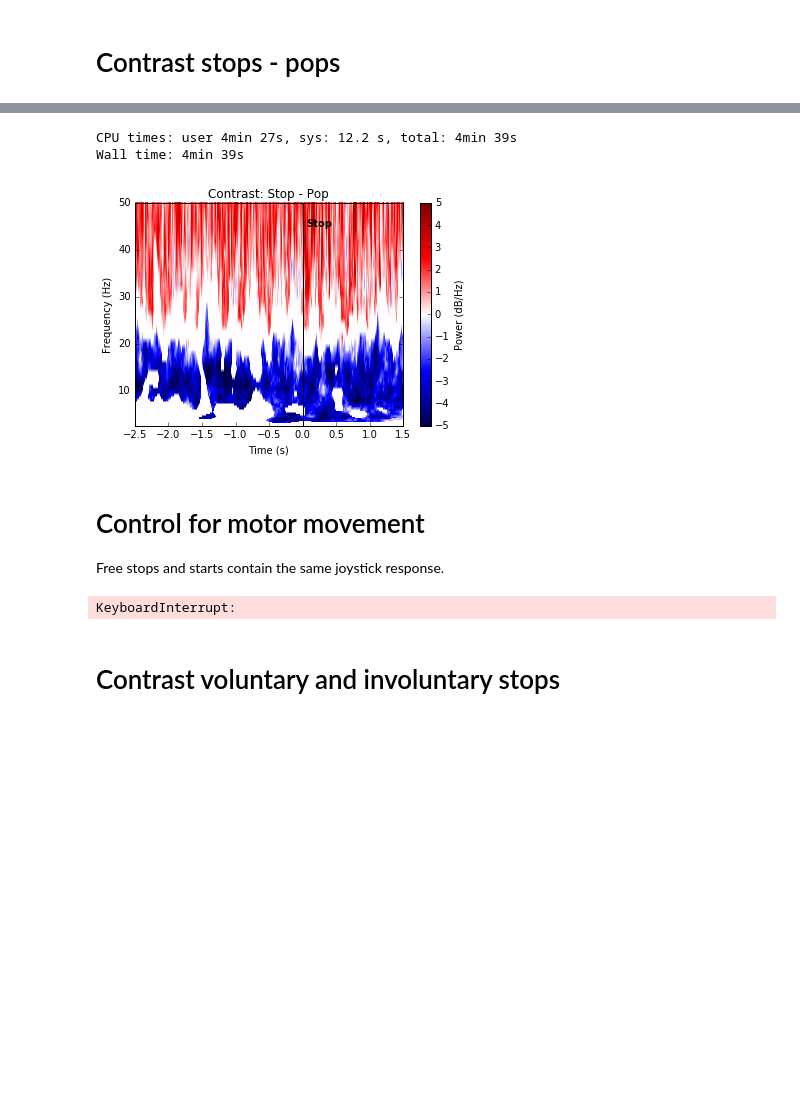
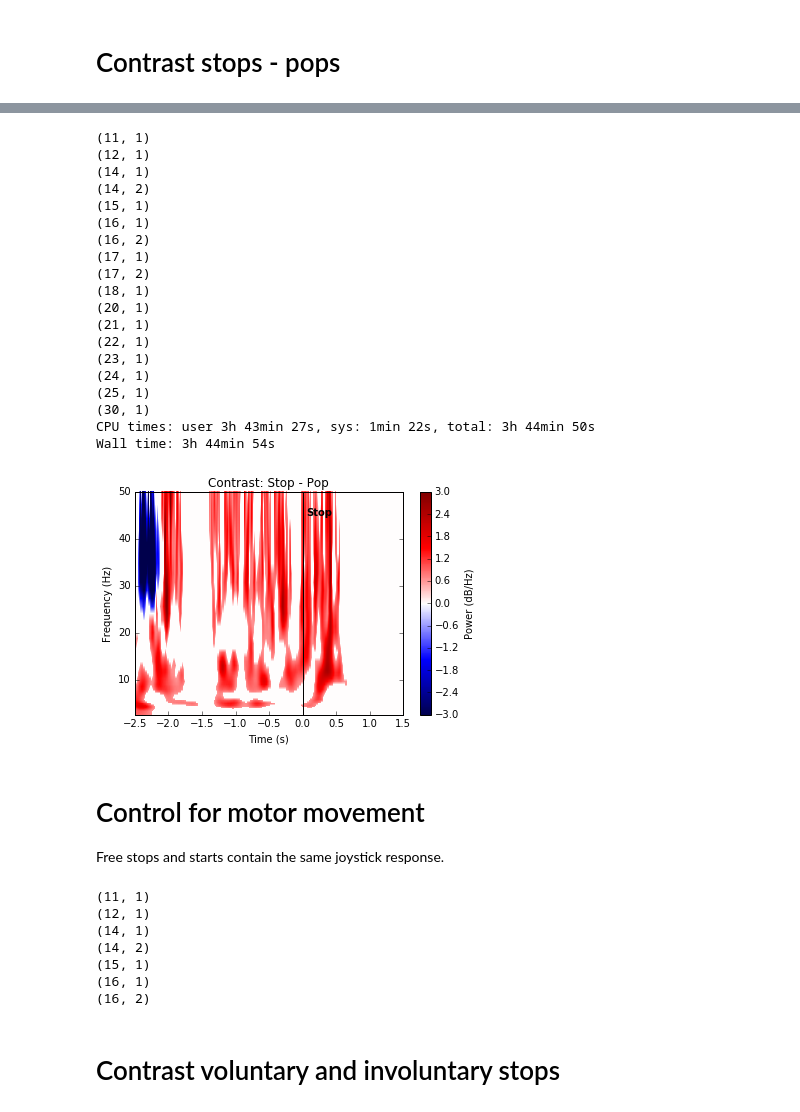
Before and after one commit to jmxpearson/bart_analysis, a Jupyter notebook: time_frequency_grand_mean.ipynb, the cells around one changed output, grey strips where cells are left out. Saved outputs shown, nothing was run; the diff lists cells and outputs as text; code cells hidden in the pictures; blank space fills up the shorter version.

Commit message:
updating grand mean analysis

```diff
--- a/time_frequency_grand_mean.ipynb
+++ b/time_frequency_grand_mean.ipynb
@@ -127,3 +28,5 @@ freqs = np.exp(np.linspace(np.log(2.5), np.log(50)))
 niter = 100
 thresh = (0.025, 0.975)
 clim = (-3, 3)
+baseline_interval = (-1.5, -1.35)
+nf = phys.norm_by_mean(baseline_interval)
@@ -130,2 +35,4 @@ clim = (-3, 3)
+# %%
+tuplist = [tuple(d) for _, d in dsets.iterrows()]
 # %% [markdown]
 # Contrast stops - pops
@@ -132,32 +70,50 @@ clim = (-3, 3)
 # %%
 %%time
-mcontr, fig = lfp.significant_time_frequency(0, [stops, pops],
-                                             Tpre, Tpost, thresh=thresh,
-                                             freqs=freqs,
-                                             niter=niter, method='wav',
-                                             doplot=True, rasterized=True, cmap='seismic', clim=clim)
+
+contrast0, fig = significant_time_frequency(dbname, tuplist, ['stops', 'pops'],
+                                           Tpre, Tpost,
+                                           freqs, thresh, normfun=nf, niter=niter,
+                                           rasterized=True, cmap='seismic', clim=clim);
+
 # decorations
 plt.axvline(x=0, color='k')
 plt.text(0.05, 45, 'Stop', fontweight='bold')
 
 plt.title('Contrast: Stop - Pop')
 
 plt.tick_params(axis='x', which='both', top='off');
 # %% [output]
-CPU times: user 4min 27s, sys: 12.2 s, total: 4min 39s
-Wall time: 4min 39s
+(11, 1)
+(12, 1)
+(14, 1)
+(14, 2)
+(15, 1)
+(16, 1)
+(16, 2)
+(17, 1)
+(17, 2)
+(18, 1)
+(20, 1)
+(21, 1)
+(22, 1)
+(23, 1)
+(24, 1)
+(25, 1)
+(30, 1)
+CPU times: user 3h 43min 27s, sys: 1min 22s, total: 3h 44min 50s
+Wall time: 3h 44min 54s
-[figure, old version]
+[figure, new version]
 # %% [markdown]
 # Control for motor movement
 
 Free stops and starts contain the same joystick response.
 # %%
 %%time
-mcontr, fig = lfp.significant_time_frequency(0, [stops_free, starts],
-                                             Tpre, Tpost, thresh=thresh,
-                                             freqs=freqs,
-                                             niter=niter, method='wav',
-                                             doplot=True, clim=clim, rasterized=True, cmap='seismic')
+contrast1, fig = significant_time_frequency(dbname, tuplist, ['stops_free', 'starts'],
+                                           Tpre, Tpost,
+                                           freqs, thresh, normfun=nf, niter=niter,
+                                           rasterized=True, cmap='seismic', clim=clim);
+
 # decorations
 plt.axvline(x=0, color='k')
 plt.text(-0.65, 45, 'Movement', fontweight='bold')
@@ -166,7 +122,13 @@ plt.title('Contrast: Stop Movement - Start Movement')
 
 plt.tick_params(axis='x', which='both', top='off');
 # %% [output]
-KeyboardInterrupt:
+(11, 1)
+(12, 1)
+(14, 1)
+(14, 2)
+(15, 1)
+(16, 1)
+(16, 2)
 # %% [markdown]
 # Contrast voluntary and involuntary stops
 # %%
```
Also changed, not shown: parts of 9 cells of this notebook.
